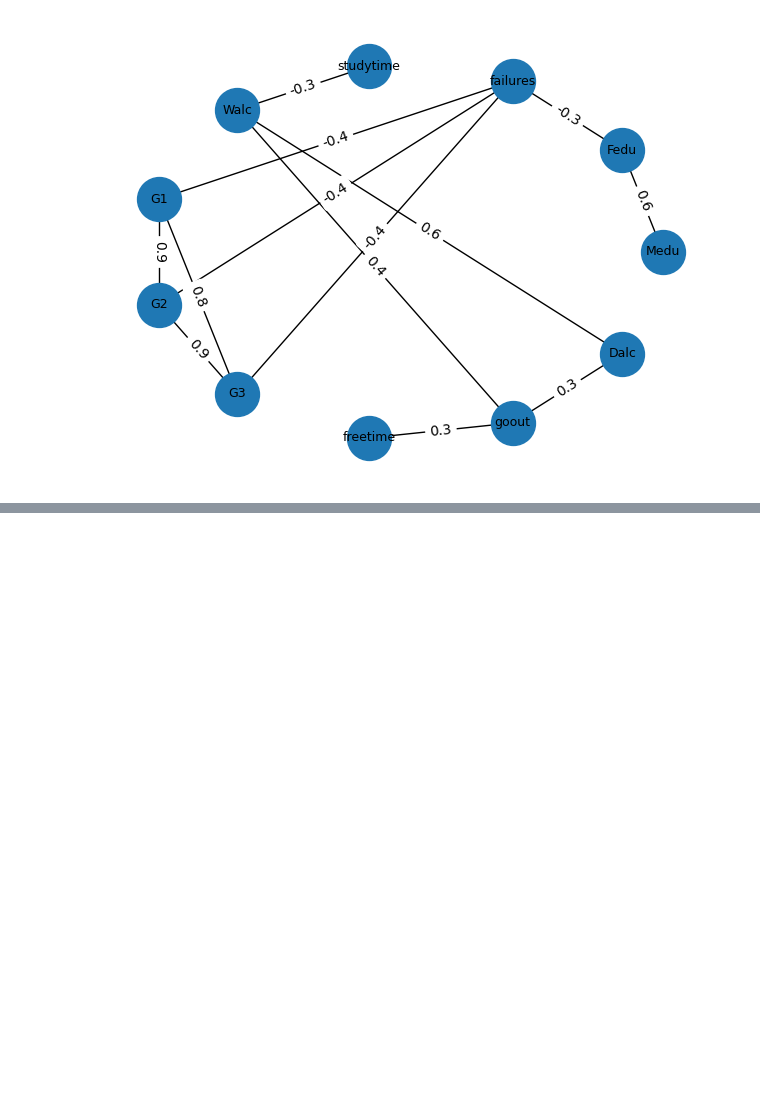
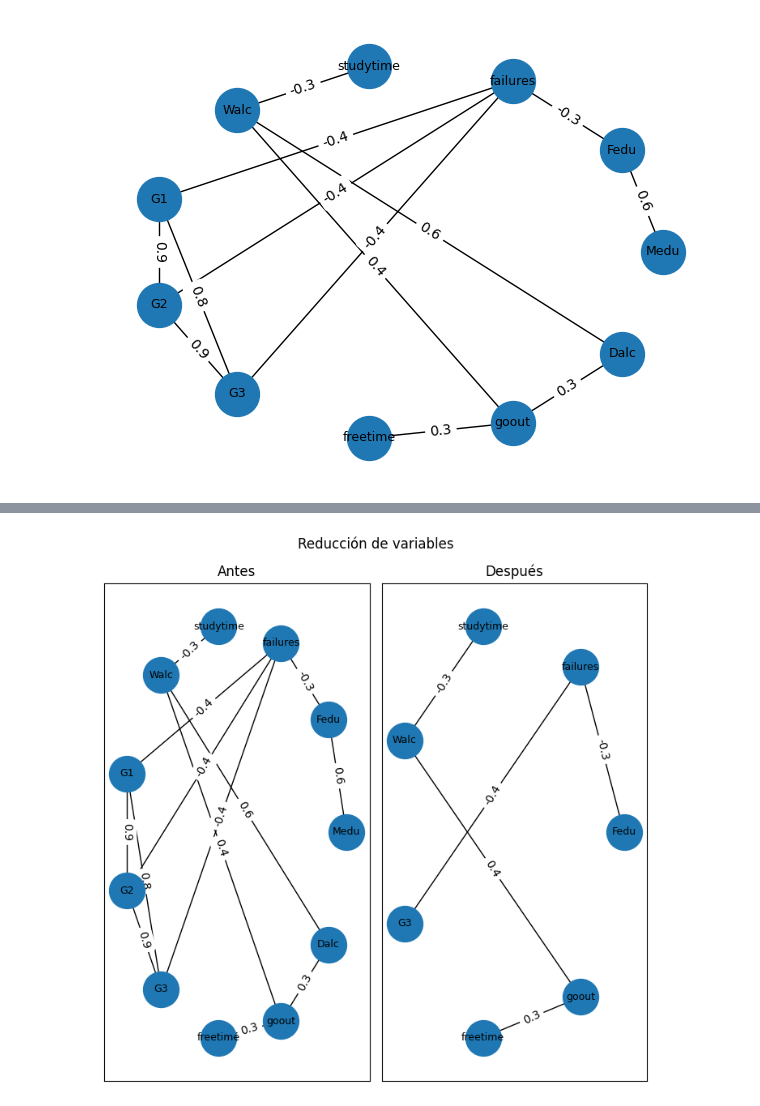
Before and after one commit to Charless96/ProyectoIa, a Jupyter notebook: proyectoErick.ipynb, the cells around one changed output, grey strips where cells are left out. Cells and saved outputs as stored; diff of their text form; code cells hidden in the pictures; blank space fills up the shorter version.

Commit message:
Descarte de variables y discretizacion de G3

```diff
--- a/proyectoErick.ipynb
+++ b/proyectoErick.ipynb
@@ -162,6 +162,3 @@ plt.tight_layout()
 plt.show()
 # %% [output]
 [figure]
-# %%
-bins = range(min(X.iloc[:,5]), max(X.iloc[:,5])+2)
-bins
@@ -179,7 +174,7 @@ for i in range(len(X.columns)):
     # ax.hist(X.iloc[:,i],bins=40, density=True)
 
     bins = range(min(X.iloc[:,i]), max(X.iloc[:,i]) + 2)
-    ax.hist(X.iloc[:,i], bins, density=True, edgecolor="black")
+    ax.hist(X.iloc[:,i], bins, density=True)
 
     # intervalo de los datos (rango)
     # nsize= max(X.iloc[:,i]) - min(X.iloc[:,i]) + 1
@@ -224,0 +266,81 @@ for i in range(len(X.columns)):
+# %%
+#Grafo de dependecias despues de descartar variables
+
+# exclude name and food_id column
+dfNuevo = dfMat.loc[:, ~dfMat.columns.isin(['G1', 'G2', 'Medu', 'Dalc'])]
+
+fig, ax = plt.subplots(1,2, figsize=(7,7))
+
+############# Grafo anterior
+datos = dfMat.to_numpy()
+mCorr = np.corrcoef(datos, rowvar=False).round(decimals=1)
+
+dependencias = np.abs(mCorr) >= 0.3
+
+grafo = nx.Graph()
+
+#Nodos y aristas
+for i in range(len(mCorr)):
+    for j in range(len(mCorr)):
+        if (i != j and dependencias[i, j]):
+            grafo.add_edge(colnames[i], colnames[j], weight=mCorr[i,j])
+
+pos = nx.circular_layout(grafo)
+
+ax[0].set_title('Antes')
+
+#Nodos
+nx.draw_networkx_nodes(grafo, pos, ax=ax[0], node_size=1000)
+
+#Edges
+nx.draw_networkx_edges(grafo, pos, ax=ax[0], edgelist=grafo.edges)
+
+#Node labels
+nx.draw_networkx_labels(grafo, pos, ax=ax[0], font_size=9)
+
+#Edge labels
+edgeLabels = nx.get_edge_attributes(grafo,"weight")
+nx.draw_networkx_edge_labels(grafo, pos, ax=ax[0], edge_labels=edgeLabels)
+
+# ax[0].axis("off")
+
+############# Grafo nuevo
+datosNuevos = dfNuevo.to_numpy()
+mCorrNueva = np.corrcoef(datosNuevos, rowvar=False).round(decimals=1)
+
+dependenciasNuevas = np.abs(mCorrNueva) >= 0.3
+colnamesNuevo = dfNuevo.columns.values
+
+grafoNuevo = nx.Graph()
+
+#Nodos y aristas
+for i in range(len(mCorrNueva)):
+    for j in range(len(mCorrNueva)):
+        if (i != j and dependenciasNuevas[i, j]):
+            grafoNuevo.add_edge(colnamesNuevo[i], colnamesNuevo[j], weight=mCorrNueva[i,j])
+
+posNueva = nx.circular_layout(grafoNuevo)
+
+ax[1].set_title('Después')
+
+#Nodos
+nx.draw_networkx_nodes(grafoNuevo, posNueva, ax=ax[1], node_size=1000)
+
+#Edges
+nx.draw_networkx_edges(grafoNuevo, posNueva, ax=ax[1], edgelist=grafoNuevo.edges)
+
+#Node labels
+nx.draw_networkx_labels(grafoNuevo, posNueva, ax=ax[1], font_size=9)
+
+#Edge labels
+edgeLabels = nx.get_edge_attributes(grafoNuevo,"weight")
+nx.draw_networkx_edge_labels(grafoNuevo, posNueva, ax=ax[1], edge_labels=edgeLabels)
+
+
+# ax[1].axis("off")
+
+fig.suptitle('Reducción de variables')
+plt.tight_layout()
+plt.show()
+# %% [output]
+[figure, added]
```
Also changed, not shown: parts of 8 cells of this notebook.
